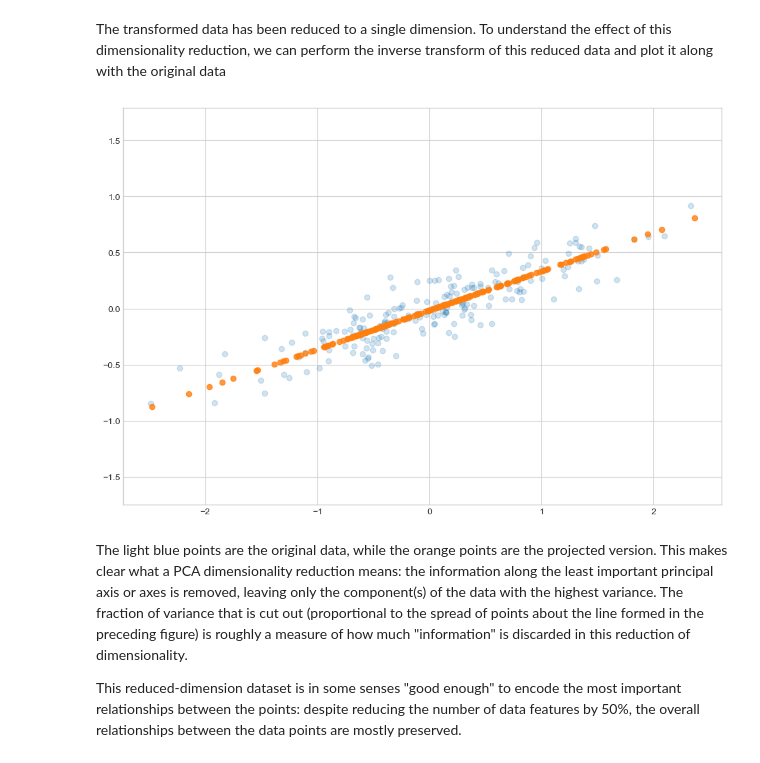
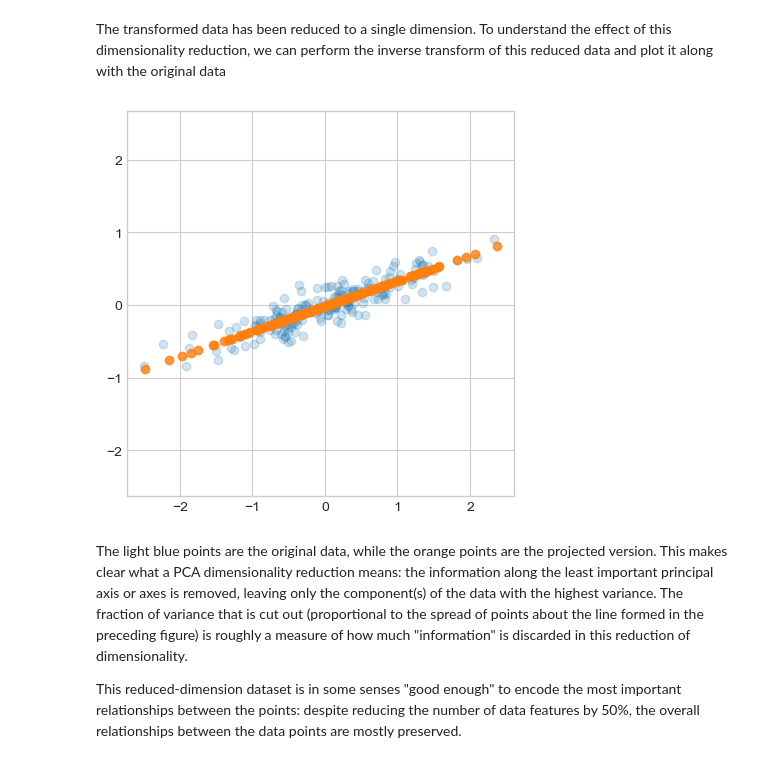
Before and after one commit to thaynecurrie/phys7903_fall2026, a Jupyter notebook: ScientificPythonNotes/NumPy/Python_NumPy_part8.ipynb, the cells around one changed output. Saved outputs shown, nothing was run; the diff lists cells and outputs as text; code cells hidden in the pictures.

```diff
--- a/ScientificPythonNotes/NumPy/Python_NumPy_part8.ipynb
+++ b/ScientificPythonNotes/NumPy/Python_NumPy_part8.ipynb
@@ -163,12 +164,13 @@ The transformed data has been reduced to a single dimension. To understand the e
 # %%
 X_new = pca.inverse_transform(X_pca)
 #print(X_new.shape,X_pca.shape)
-plt.scatter(X[:, 0], X[:, 1], alpha=0.2)
-plt.scatter(X_new[:, 0], X_new[:, 1], alpha=0.8)
-plt.axis('equal')
+fig,ax=plt.subplots(figsize=(5,5))
+ax.scatter(X[:, 0], X[:, 1], alpha=0.2)
+ax.scatter(X_new[:, 0], X_new[:, 1], alpha=0.8)
+ax.axis('equal')
 plt.show()
 # %% [output]
-[figure, old version]
+[figure, new version]
 # %% [markdown]
 The light blue points are the original data, while the orange points are the projected version. This makes clear what a PCA dimensionality reduction means: the information along the least important principal axis or axes is removed, leaving only the component(s) of the data with the highest variance. The fraction of variance that is cut out (proportional to the spread of points about the line formed in the preceding figure) is roughly a measure of how much "information" is discarded in this reduction of dimensionality.
 
```
Also changed, not shown: parts of 15 cells of this notebook, 12 other files.
